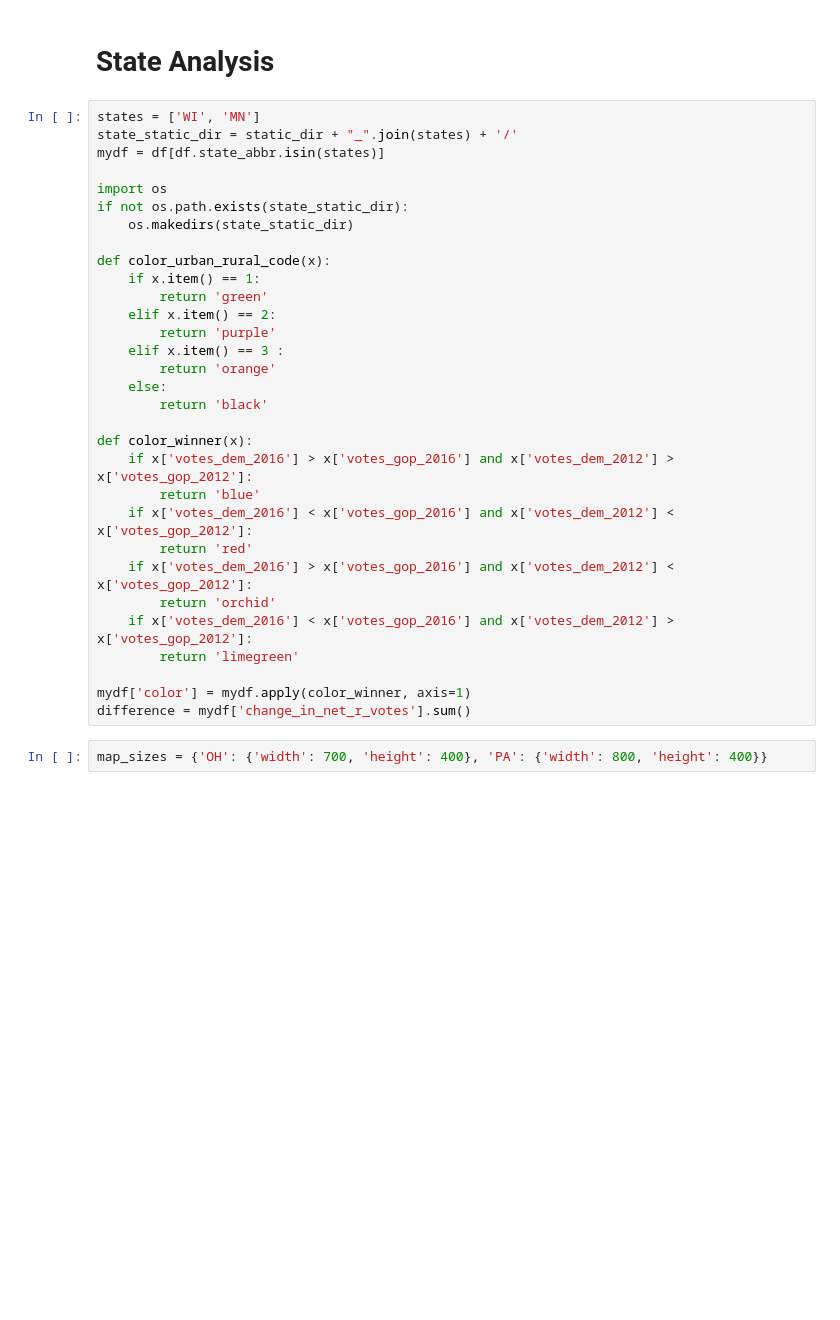
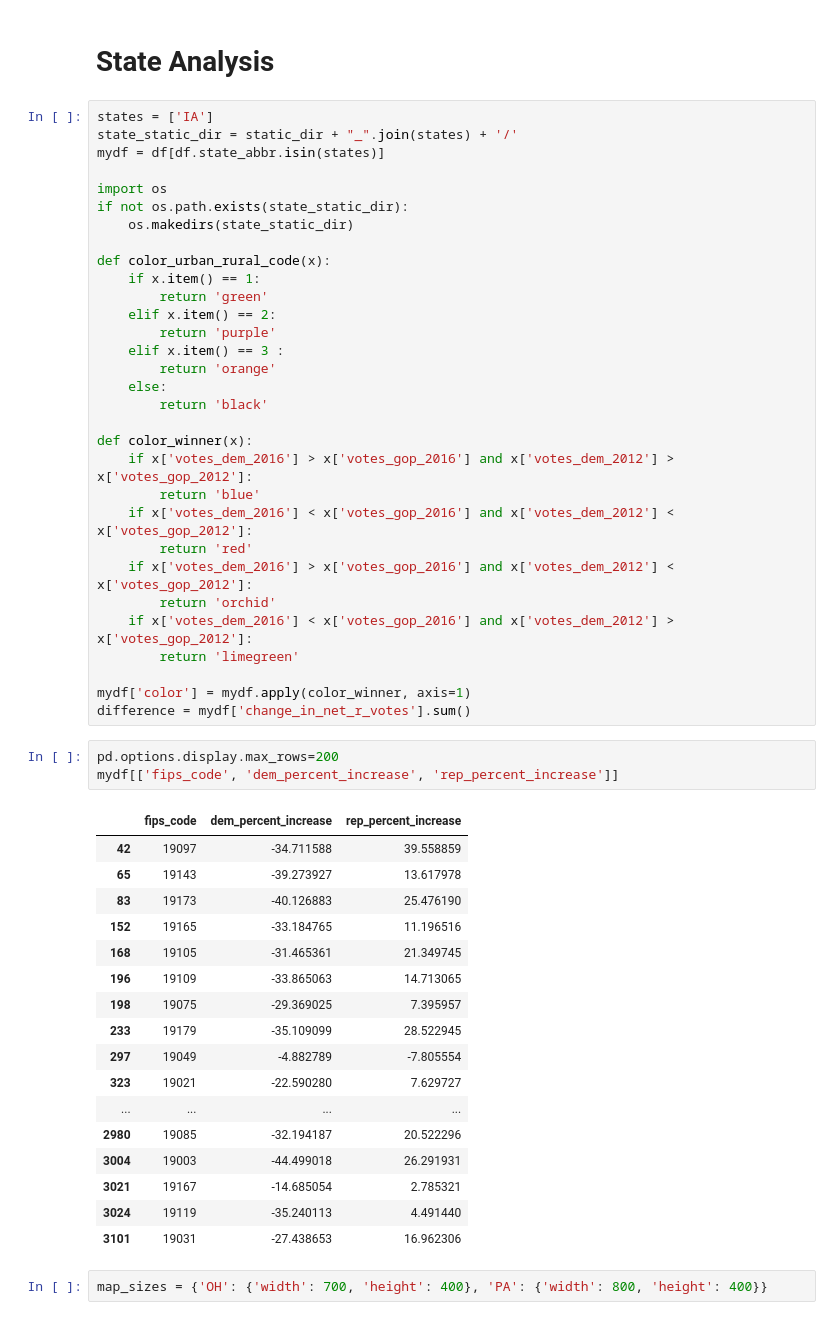
Before and after one commit to bwarren2/voting_2016, a Jupyter notebook: viz.ipynb, the cells around one changed output. Cells and saved outputs as stored; diff of their text form; blank space fills up the shorter version.

```diff
--- a/viz.ipynb
+++ b/viz.ipynb
@@ -109,7 +109,7 @@ https://apnews.com/ee19ceb7cf0d4af4ab73c393708148bf
 # %% [markdown]
 # State Analysis
 # %%
-states = ['WI', 'MN']
+states = ['IA']
 state_static_dir = static_dir + "_".join(states) + '/'
 mydf = df[df.state_abbr.isin(states)]
 
@@ -139,6 +139,27 @@ def color_winner(x):
 
 mydf['color'] = mydf.apply(color_winner, axis=1)
 difference = mydf['change_in_net_r_votes'].sum()
+# %%
+pd.options.display.max_rows=200
+mydf[['fips_code', 'dem_percent_increase', 'rep_percent_increase']]
+# %% [output]
+|  | fips_code | dem_percent_increase | rep_percent_increase |
+| 42 | 19097 | -34.711588 | 39.558859 |
+| 65 | 19143 | -39.273927 | 13.617978 |
+| 83 | 19173 | -40.126883 | 25.476190 |
+| 152 | 19165 | -33.184765 | 11.196516 |
+| 168 | 19105 | -31.465361 | 21.349745 |
+| 196 | 19109 | -33.865063 | 14.713065 |
+| 198 | 19075 | -29.369025 | 7.395957 |
+| 233 | 19179 | -35.109099 | 28.522945 |
+| 297 | 19049 | -4.882789 | -7.805554 |
+| 323 | 19021 | -22.590280 | 7.629727 |
+| ... | ... | ... | ... |
+| 2980 | 19085 | -32.194187 | 20.522296 |
+| 3004 | 19003 | -44.499018 | 26.291931 |
+| 3021 | 19167 | -14.685054 | 2.785321 |
+| 3024 | 19119 | -35.240113 | 4.491440 |
+| 3101 | 19031 | -27.438653 | 16.962306 |
 # %%
 map_sizes = {'OH': {'width': 700, 'height': 400}, 'PA': {'width': 800, 'height': 400}}
 # %%
```
Also changed, not shown: parts of 4 cells of this notebook, 25 other files.
